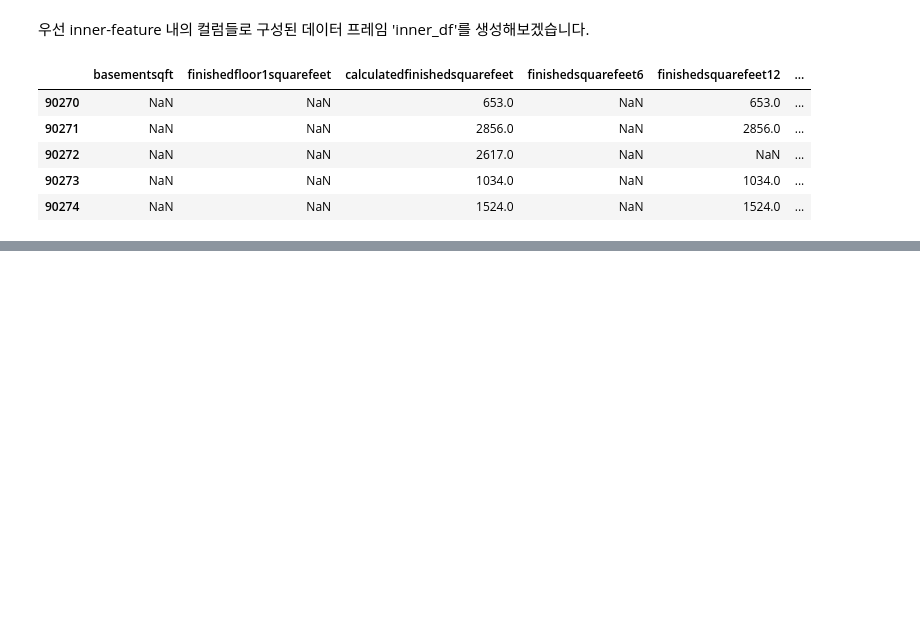
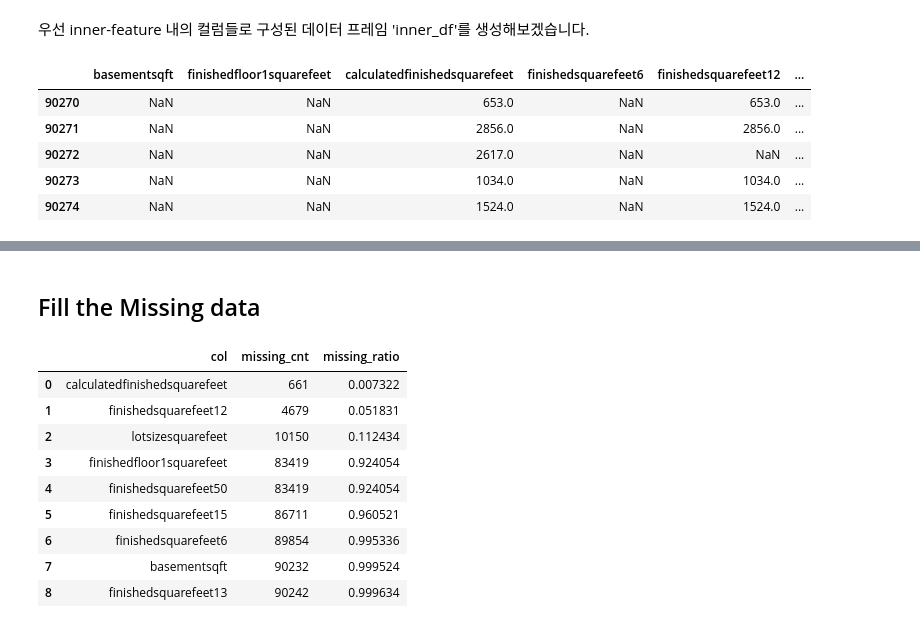
Before and after one commit to hskimim/data-analysis-tutorial, a Jupyter notebook: zillow_prize_estimation/SQRT_feature.ipynb, the cells around one changed output, grey strips where cells are left out. Saved outputs shown, nothing was run; the diff lists cells and outputs as text; code cells hidden in the pictures; blank space fills up the shorter version.

```diff
--- a/zillow_prize_estimation/SQRT_feature.ipynb
+++ b/zillow_prize_estimation/SQRT_feature.ipynb
@@ -199,0 +202,15 @@ plt.show()
+# %% [markdown]
+## Fill the Missing data
+# %%
+missing_sqrt_df
+# %% [output]
+|  | col | missing_cnt | missing_ratio |
+| 0 | calculatedfinishedsquarefeet | 661 | 0.007322 |
+| 1 | finishedsquarefeet12 | 4679 | 0.051831 |
+| 2 | lotsizesquarefeet | 10150 | 0.112434 |
+| 3 | finishedfloor1squarefeet | 83419 | 0.924054 |
+| 4 | finishedsquarefeet50 | 83419 | 0.924054 |
+| 5 | finishedsquarefeet15 | 86711 | 0.960521 |
+| 6 | finishedsquarefeet6 | 89854 | 0.995336 |
+| 7 | basementsqft | 90232 | 0.999524 |
+| 8 | finishedsquarefeet13 | 90242 | 0.999634 |
```
Also changed, not shown: parts of 50 cells of this notebook, 1 other file.
